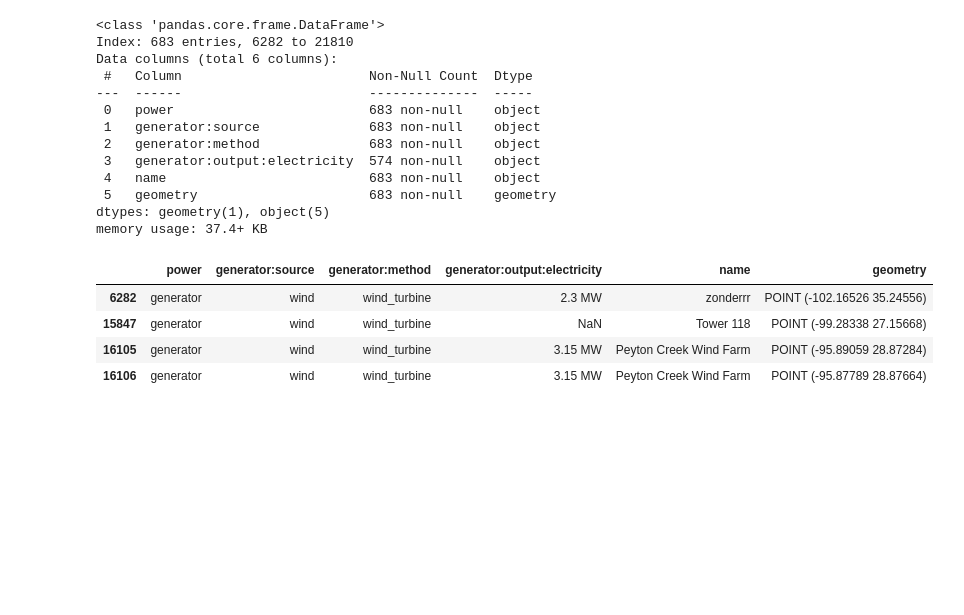
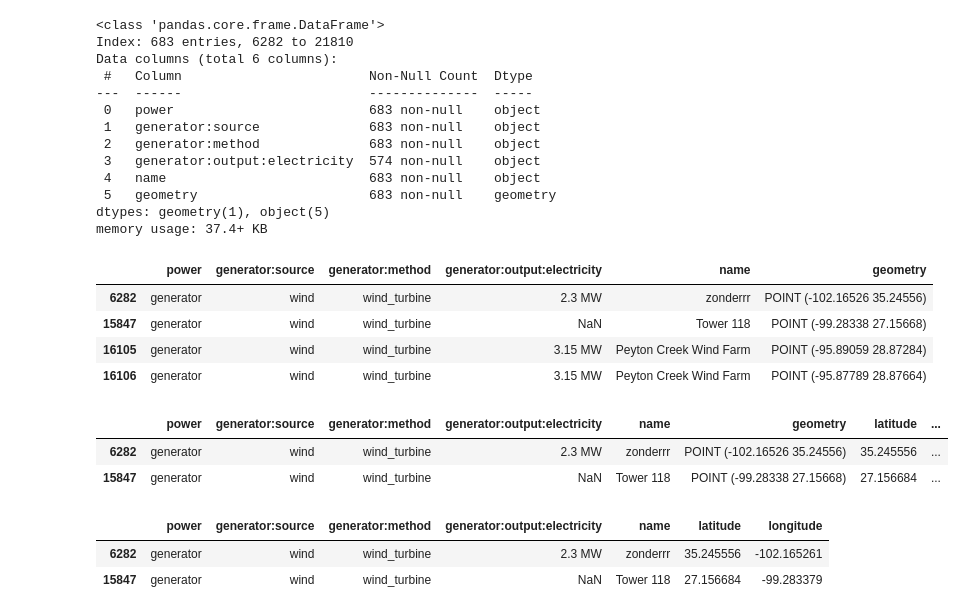
Before and after one commit to abhik12295/Renewable-Energy-Maintenance, a Jupyter notebook: src/data_collection/data_collection_4.ipynb, the cells around one changed output. Saved outputs shown, nothing was run; the diff lists cells and outputs as text; code cells hidden in the pictures; blank space fills up the shorter version.

```diff
--- a/src/data_collection/data_collection_4.ipynb
+++ b/src/data_collection/data_collection_4.ipynb
@@ -166,3 +176,13 @@ df_copy_drop.head(4)
 | 15847 | generator | wind | wind_turbine | NaN | Tower 118 | POINT (-99.28338 27.15668) |
 | 16105 | generator | wind | wind_turbine | 3.15 MW | Peyton Creek Wind Farm | POINT (-95.89059 28.87284) |
 | 16106 | generator | wind | wind_turbine | 3.15 MW | Peyton Creek Wind Farm | POINT (-95.87789 28.87664) |
+# %%
+#POINT (-102.16526 35.24556) - break this into latitude and longitude
+df_copy_drop['latitude'] = df_copy_drop['geometry'].apply(lambda x: x.y if x else None)
+df_copy_drop['longitude'] = df_copy_drop['geometry'].apply(lambda x: x.x if x else None)
+# %%
+df_copy_drop.head(2)
+# %% [output]
+|  | power | generator:source | generator:method | generator:output:electricity | name | geometry | latitude | ... |
+| 6282 | generator | wind | wind_turbine | 2.3 MW | zonderrr | POINT (-102.16526 35.24556) | 35.245556 | ... |
+| 15847 | generator | wind | wind_turbine | NaN | Tower 118 | POINT (-99.28338 27.15668) | 27.156684 | ... |
@@ -168,0 +191,6 @@ df_copy_drop.head(4)
+# %%
+df_copy_drop.head(2)
+# %% [output]
+|  | power | generator:source | generator:method | generator:output:electricity | name | latitude | longitude |
+| 6282 | generator | wind | wind_turbine | 2.3 MW | zonderrr | 35.245556 | -102.165261 |
+| 15847 | generator | wind | wind_turbine | NaN | Tower 118 | 27.156684 | -99.283379 |
```
Also changed, not shown: parts of 4 cells of this notebook.
